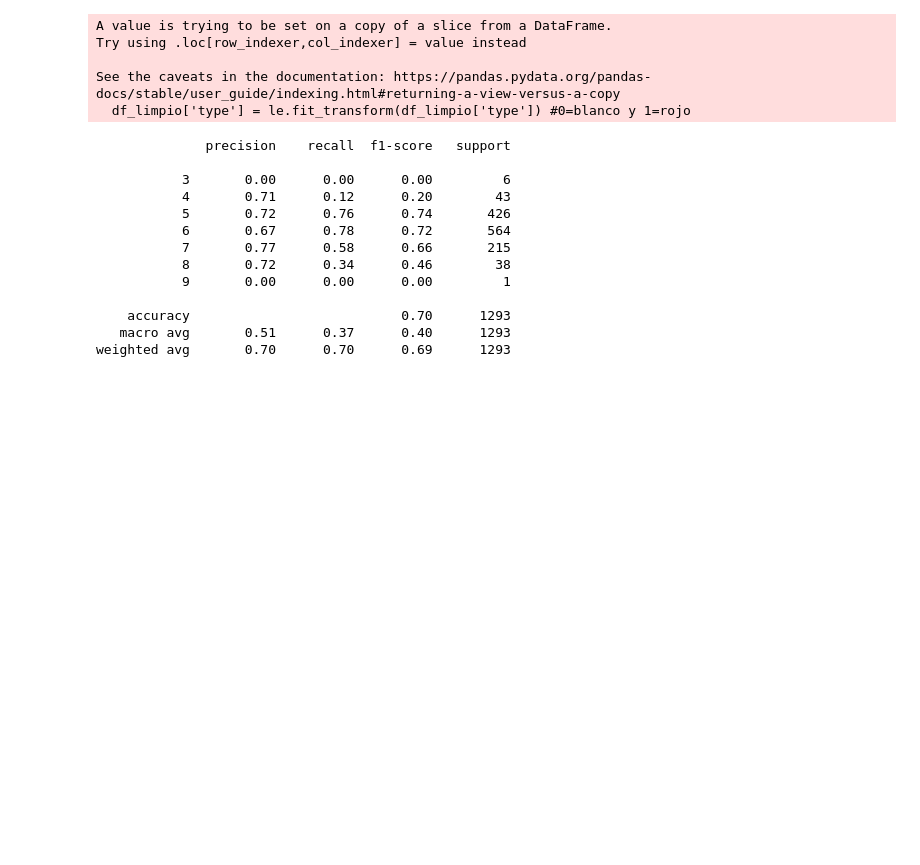
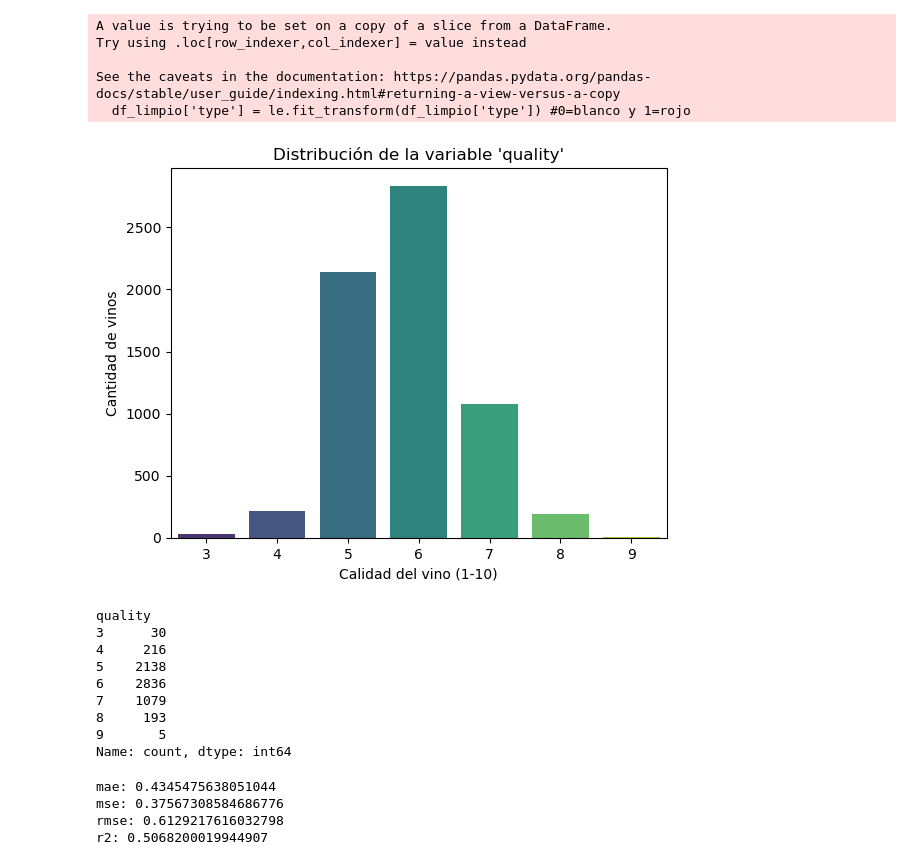
Before and after one commit to catalinaalvarez15/proyecto, a Jupyter notebook: PROYECTOVINOS.ipynb, the cells around one changed output. Saved outputs shown, nothing was run; the diff lists cells and outputs as text; code cells hidden in the pictures; blank space fills up the shorter version.

```diff
--- a/PROYECTOVINOS.ipynb
+++ b/PROYECTOVINOS.ipynb
@@ -119,29 +119,48 @@ x = pd.DataFrame(scaler.fit_transform(X), index = X.index)
 X_train, X_test, y_train, y_test = train_test_split(
     X, y, test_size=0.2, random_state=42, stratify=y
 )
+# %%
+sns.countplot(data=df, x="quality", palette="viridis")
+plt.title("Distribución de la variable 'quality'")
+plt.xlabel("Calidad del vino (1-10)")
+plt.ylabel("Cantidad de vinos")
+plt.show()
+
+conteo_quality = df["quality"].value_counts().sort_index()
+print(conteo_quality)
+# %% [output]
+[figure, added]
+quality
+3      30
+4     216
+5    2138
+6    2836
+7    1079
+8     193
+9       5
+Name: count, dtype: int64
 # %%
 X_train_df = pd.DataFrame(X_train, columns=X.columns)
 y_train_df = pd.DataFrame(y_train).reset_index(drop=True)
 # %%
-model = RandomForestClassifier(n_estimators=100, random_state=42)
+model = RandomForestRegressor(n_estimators=100, random_state=42)
 model.fit(X_train, y_train)
 
 # Predicciones
 y_pred = model.predict(X_test)
 
-# classification_report
-print(classification_report(y_test, y_pred))
+# metricas
+mae = mean_absolute_error(y_test, y_pred)
+mse = mean_squared_error(y_test, y_pred)
+rmse = np.sqrt(mse)
+r2 = r2_score(y_test, y_pred)
+
+print(f"mae: {mae:}")
+print(f"mse: {mse:}")
+print(f"rmse: {rmse}")
+print(f"r2: {r2}")
 # %% [output]
-              precision    recall  f1-score   support
-
-           3       0.00      0.00      0.00         6
-           4       0.71      0.12      0.20        43
-           5       0.72      0.76      0.74       426
-           6       0.67      0.78      0.72       564
-           7       0.77      0.58      0.66       215
-           8       0.72      0.34      0.46        38
-           9       0.00      0.00      0.00         1
-
-    accuracy                           0.70      1293
-   macro avg       0.51      0.37      0.40      1293
-weighted avg       0.70      0.70      0.69      1293
+mae: 0.4345475638051044
+mse: 0.37567308584686776
+rmse: 0.6129217616032798
+r2: 0.5068200019944907
```
Also changed, not shown: parts of 7 cells of this notebook.
